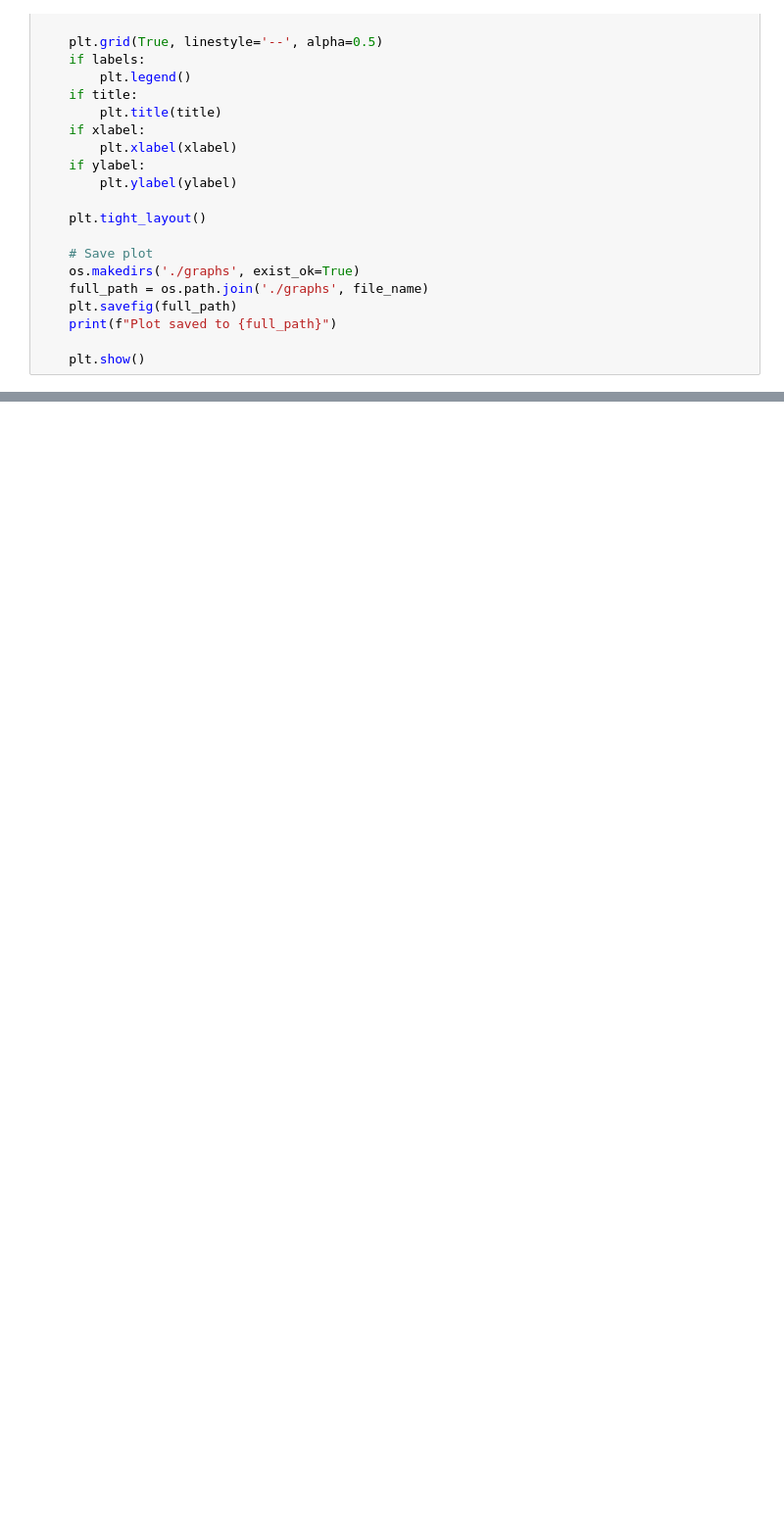
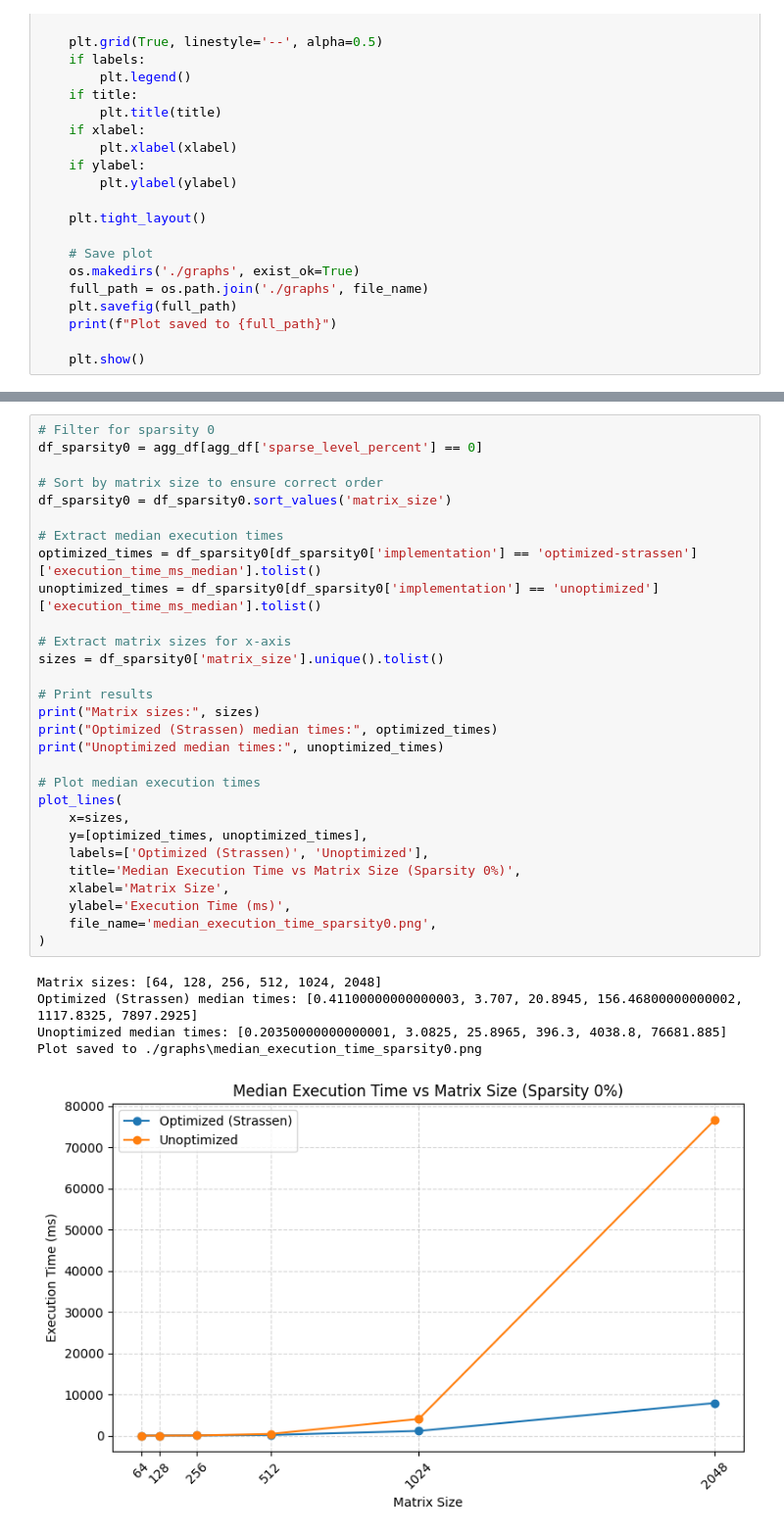
Before and after one commit to KaarloCaballero/Big_data-Task_2, a Jupyter notebook: process_data.ipynb, the cells around one changed output, grey strips where cells are left out. Shown at 98% size. Cells and saved outputs as stored; diff of their text form; blank space fills up the shorter version.

```diff
--- a/process_data.ipynb
+++ b/process_data.ipynb
@@ -168,0 +185,35 @@ Plot saved to ./graphs\prueba
+# %%
+# Filter for sparsity 0
+df_sparsity0 = agg_df[agg_df['sparse_level_percent'] == 0]
+
+# Sort by matrix size to ensure correct order
+df_sparsity0 = df_sparsity0.sort_values('matrix_size')
+
+# Extract median execution times
+optimized_times = df_sparsity0[df_sparsity0['implementation'] == 'optimized-strassen']['execution_time_ms_median'].tolist()
+unoptimized_times = df_sparsity0[df_sparsity0['implementation'] == 'unoptimized']['execution_time_ms_median'].tolist()
+
+# Extract matrix sizes for x-axis
+sizes = df_sparsity0['matrix_size'].unique().tolist()
+
+# Print results
+print("Matrix sizes:", sizes)
+print("Optimized (Strassen) median times:", optimized_times)
+print("Unoptimized median times:", unoptimized_times)
+
+# Plot median execution times
+plot_lines(
+    x=sizes,
+    y=[optimized_times, unoptimized_times],
+    labels=['Optimized (Strassen)', 'Unoptimized'],
+    title='Median Execution Time vs Matrix Size (Sparsity 0%)',
+    xlabel='Matrix Size',
+    ylabel='Execution Time (ms)',
+    file_name='median_execution_time_sparsity0.png',
+)
+# %% [output]
+Matrix sizes: [64, 128, 256, 512, 1024, 2048]
+Optimized (Strassen) median times: [0.41100000000000003, 3.707, 20.8945, 156.46800000000002, 1117.8325, 7897.2925]
+Unoptimized median times: [0.20350000000000001, 3.0825, 25.8965, 396.3, 4038.8, 76681.885]
+Plot saved to ./graphs\median_execution_time_sparsity0.png
+[figure, added]
```
Also changed, not shown: parts of 43 cells of this notebook, 1 other file.
